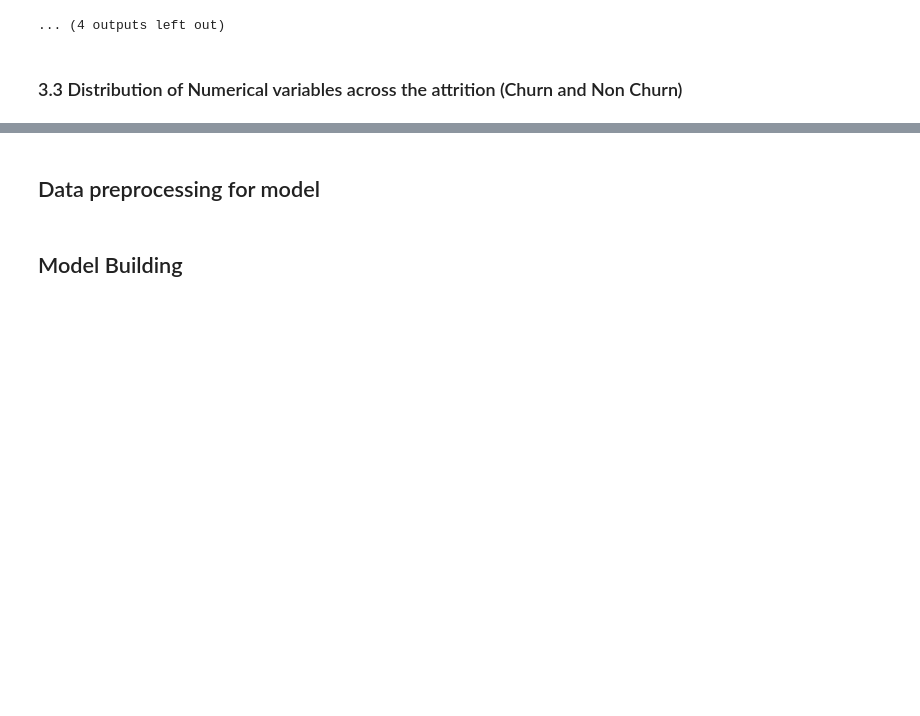
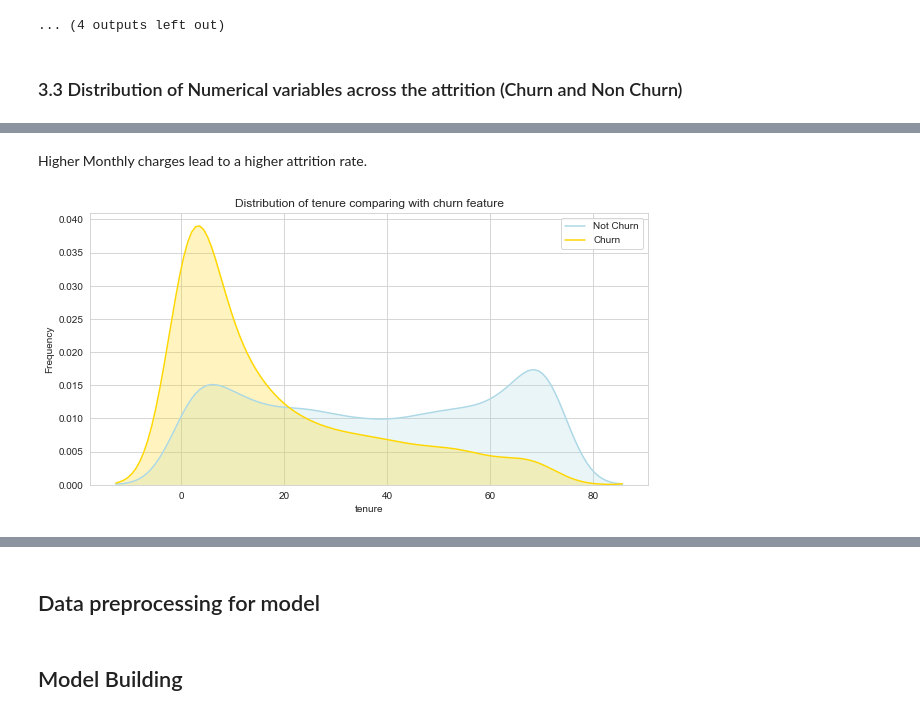
Before and after one commit to syedshahvaiz/Business_Analytics_ETH, a Jupyter notebook: business_analytics/Business_Analytics_Project.ipynb, the cells around one changed output, grey strips where cells are left out. Drawn from its saved outputs; the diff is of its cells as text; code cells hidden in the pictures; blank space fills up the shorter version.

```diff
--- a/business_analytics/Business_Analytics_Project.ipynb
+++ b/business_analytics/Business_Analytics_Project.ipynb
@@ -350,0 +368,12 @@ for var in categorical_columns:
+# %% [markdown]
+Higher Monthly charges lead to a higher attrition rate.
+# %%
+# Exploring the tenure feature
+g = sns.kdeplot(telco_df.tenure[(telco_df["Churn"] == 'No') ], color="lightblue", shade = True)
+g = sns.kdeplot(telco_df.tenure[(telco_df["Churn"] == 'Yes') ], ax =g, color="gold", shade= True)
+g.set_xlabel("tenure")
+g.set_ylabel("Frequency")
+plt.title('Distribution of tenure comparing with churn feature')
+g = g.legend(["Not Churn","Churn"])
+# %% [output]
+[figure, added]
```
Also changed, not shown: parts of 10 cells of this notebook.
